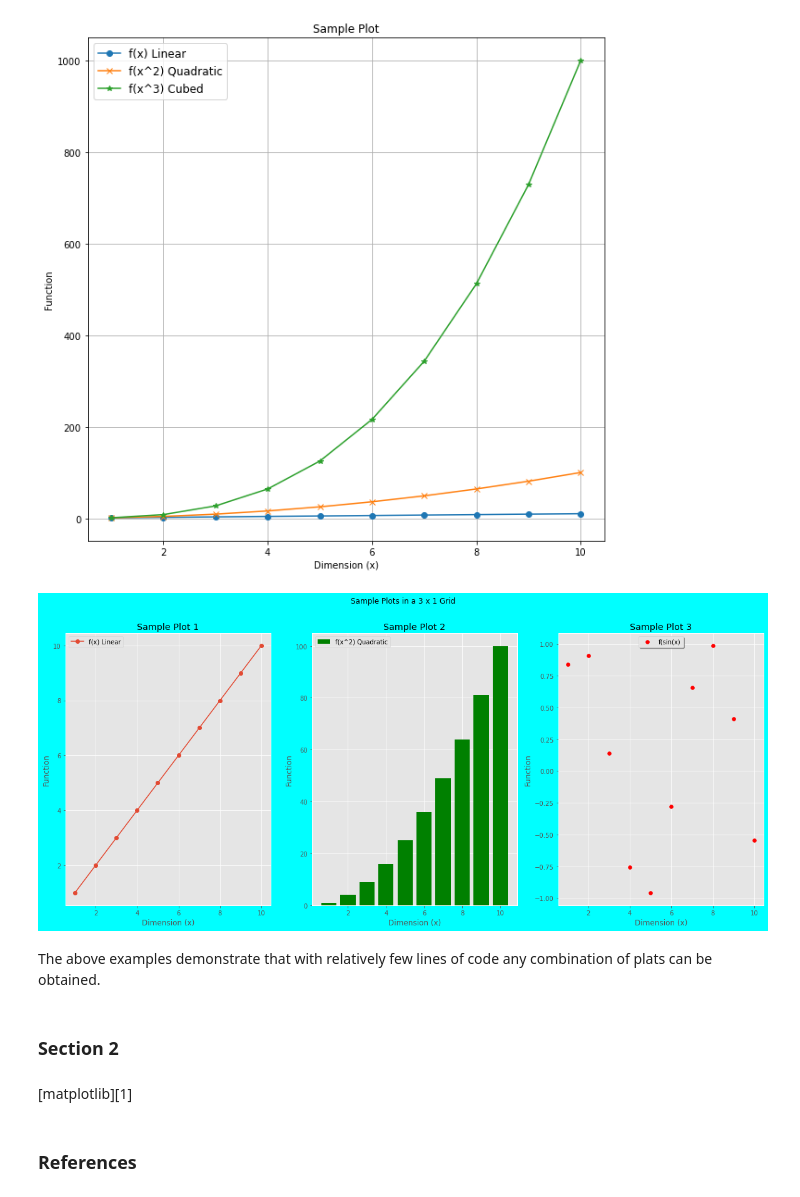
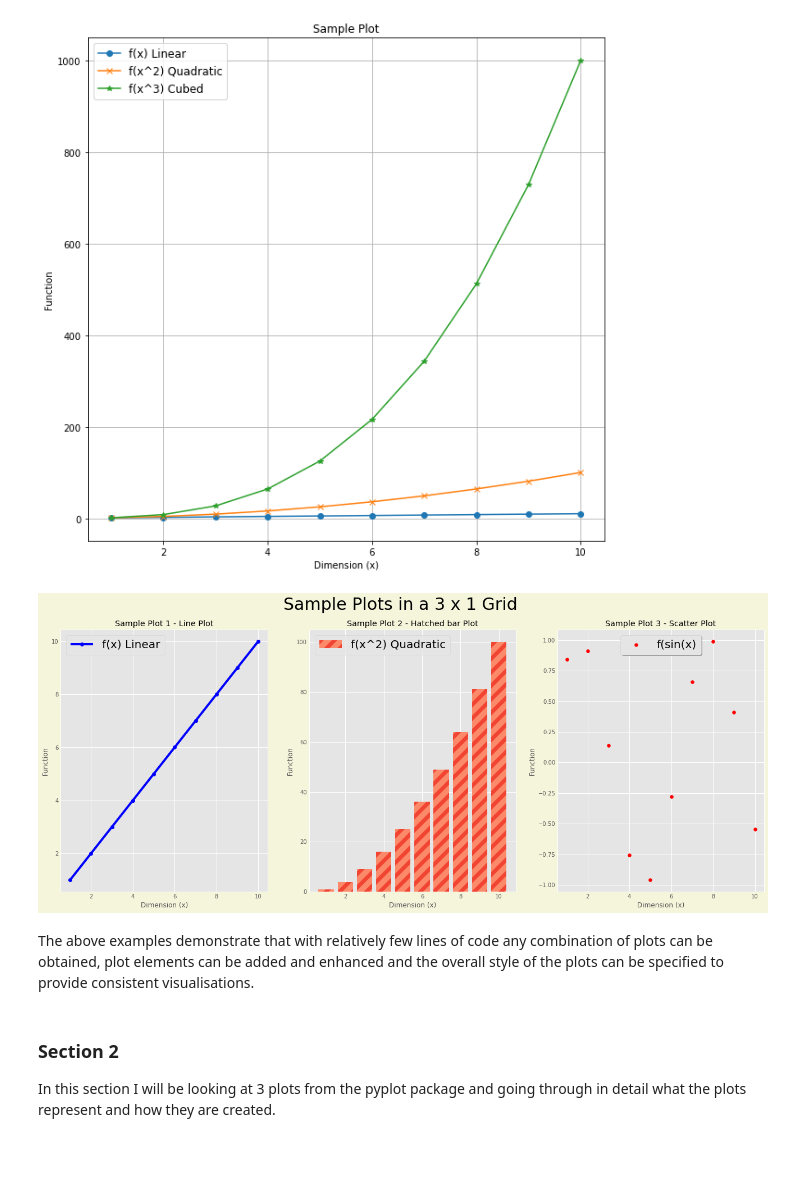
Before and after one commit to donneger/data_analysis_assessment, a Jupyter notebook: pyplot_assignment/pyplot.ipynb, the cells around one changed output. Drawn from its saved outputs; the diff is of its cells as text; code cells hidden in the pictures; blank space fills up the shorter version.

Commit message:
Further updates to plots in section 1, adding code to save plots.

```diff
--- a/pyplot_assignment/pyplot.ipynb
+++ b/pyplot_assignment/pyplot.ipynb
@@ -147,54 +147,59 @@ plt.show()
 # %%
 # The above examples combines the three functions into one plot.
 # This example below splits the plots into a 1 row x 3 plot grid, each plot can be a separate type.
 # This first subplot specifies the first subplot in the row.
 # Figure is used to size the layout and even set the background color.
+# The resulting plot below is also saved as a .png file to the local folder.
 
 # For these plots a style is specified using plt.style. There are many styles to select from, the one here ggplot is popular for visual enhancements.
 plt.style.use('ggplot')
 
-# Figure is used to size the layout and even set the background color.
-plt.figure(tight_layout=False,facecolor='cyan',figsize=(20, 8))
+# Figure is used to size the layout and even set the background color, in this cased beige.
+# https://matplotlib.org/3.1.1/tutorials/colors/colors.html
+plt.figure(tight_layout=False,facecolor='beige',figsize=(20, 8))
 
 # Create a line plot
 plt.subplot(1,3,1)
-plt.plot(x,y1, marker = 'o' ,label ="f(x) Linear")
-plt.title("Sample Plot 1")
-plt.legend()
+plt.plot(x,y1, marker = 'o' ,color='blue',label ="f(x) Linear") # Can specify the line type, color and the plot label.
+plt.title("Sample Plot 1 - Line Plot")
+plt.legend(prop={'size':20}) # Set the legend text size
 plt.xlabel("Dimension (x)")
 plt.ylabel("Function")
 
-# The second subplot in the row, create a bar plot.
+# The second subplot in the row, create a bar plot. Also using the rcParams to demonstrate hatching of the bars.
 plt.subplot(1,3,2)
-plt.bar(x,y2, color='green',label ="f(x^2) Quadratic")
-plt.title("Sample Plot 2")
-plt.legend()
+cmap=plt.get_cmap('Reds')
+plt.rcParams['hatch.color']=cmap(0.4)
+plt.rcParams['hatch.linewidth'] = 10
+plt.bar(x,y2, color=cmap(0.6), hatch='/',label ="f(x^2) Quadratic")
+plt.title("Sample Plot 2 - Hatched bar Plot")
+plt.legend(prop={'size':20}) # Set the legend text size
 plt.xlabel("Dimension (x)")
 plt.ylabel("Function")
 
 # The third subplot in the row, create a scatter plot using y = sin(x).
 y3 = np.sin(x)
 plt.subplot(1,3,3)
 plt.scatter(x,y3, color='red', label = "f(sin(x)")
-plt.title("Sample Plot 3")
-plt.legend(loc="upper center", shadow=True) # Note the legends can be automatically set to the best position or manually here in upper mid plot.
+plt.title("Sample Plot 3 - Scatter Plot")
+
+# legends can be automatically set to the best position or as here manually set to upper mid plot.
+# Also shows example of adding a shadow to the legend box.
+# Note the legends can be automatically set to the best position or manually here in upper mid plot.
+plt.legend(loc="upper center", shadow=True,prop={'size':20})
 plt.xlabel("Dimension (x)")
 plt.ylabel("Function")
 
 #This sets an overall title for the set of plots.
-plt.suptitle("Sample Plots in a 3 x 1 Grid")
+plt.suptitle("Sample Plots in a 3 x 1 Grid", fontsize=30)
+plt.savefig('sample_plots.png') # save the resulting plot, must be called before the plt.show()
 plt.show()
 # %% [output]
-[figure, old version]
+[figure, new version]
 # %% [markdown]
-The above examples demonstrate that with relatively few lines of code any combination of plats can be obtained.
+The above examples demonstrate that with relatively few lines of code any combination of plots can be obtained, plot elements can be added and enhanced and the overall style of the plots can be specified to provide consistent visualisations.
 # %% [markdown]
 ### Section 2
+In this section I will be looking at 3 plots from the pyplot package and going through in detail what the plots represent and how they are created.
-# %% [markdown]
-[matplotlib][1]
-# %% [markdown]
-### References
-
-[1]: <https://matplotlib.org/stable/> "matplotlib"
 # %% [markdown]
 [1]: https://matplotlib.org/stable/
```
Also changed, not shown: parts of 3 cells of this notebook.
